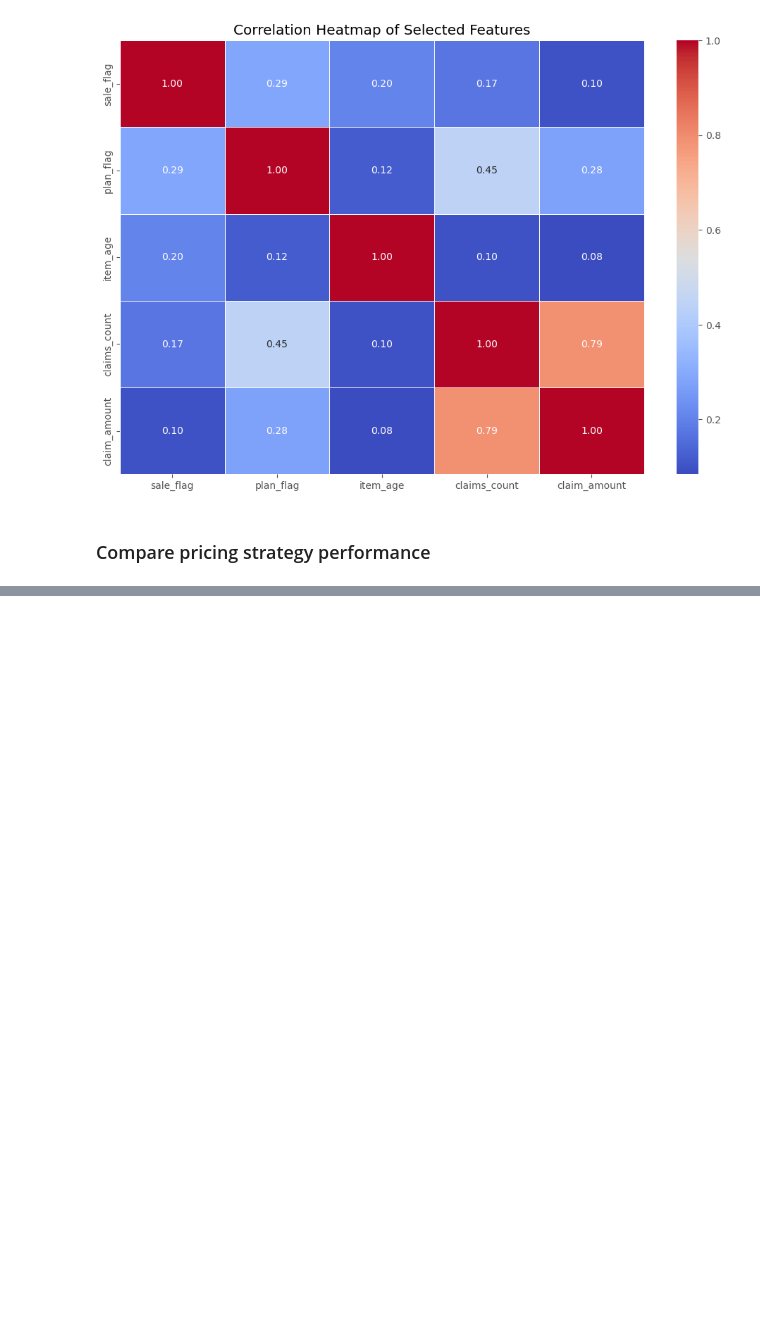
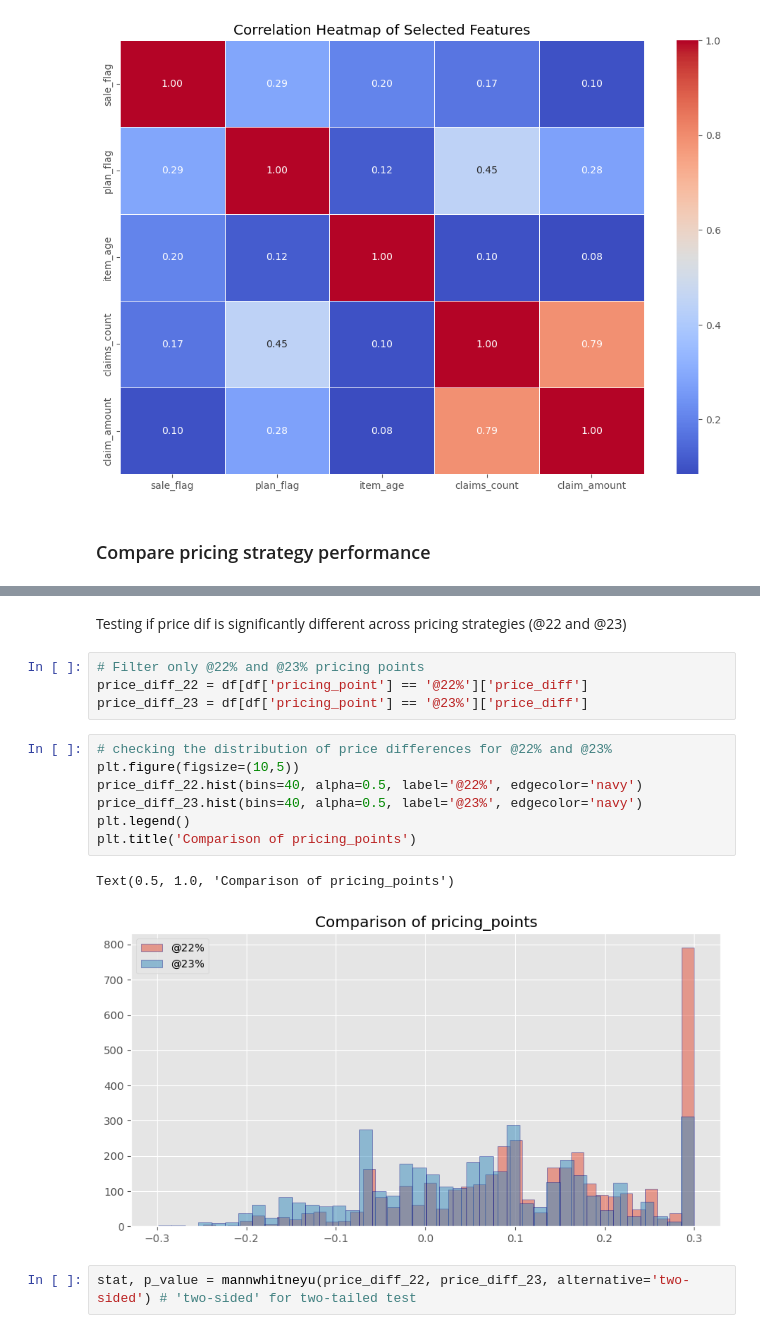
Before and after one commit to matin-zarei/DG-assessment, a Jupyter notebook: Main.ipynb, the cells around one changed output, grey strips where cells are left out. Saved outputs shown, nothing was run; the diff lists cells and outputs as text; blank space fills up the shorter version.

```diff
--- a/Main.ipynb
+++ b/Main.ipynb
@@ -595,0 +643,18 @@ plt.show()
+# %% [markdown]
+Testing if price dif is significantly different across pricing strategies (@22 and @23)
+# %%
+# Filter only @22% and @23% pricing points
+price_diff_22 = df[df['pricing_point'] == '@22%']['price_diff']
+price_diff_23 = df[df['pricing_point'] == '@23%']['price_diff']
+# %%
+# checking the distribution of price differences for @22% and @23%
+plt.figure(figsize=(10,5))
+price_diff_22.hist(bins=40, alpha=0.5, label='@22%', edgecolor='navy')
+price_diff_23.hist(bins=40, alpha=0.5, label='@23%', edgecolor='navy')
+plt.legend()
+plt.title('Comparison of pricing_points')
+# %% [output]
+Text(0.5, 1.0, 'Comparison of pricing_points')
+[figure, added]
+# %%
+stat, p_value = mannwhitneyu(price_diff_22, price_diff_23, alternative='two-sided') # 'two-sided' for two-tailed test
```
Also changed, not shown: parts of 31 cells of this notebook.
